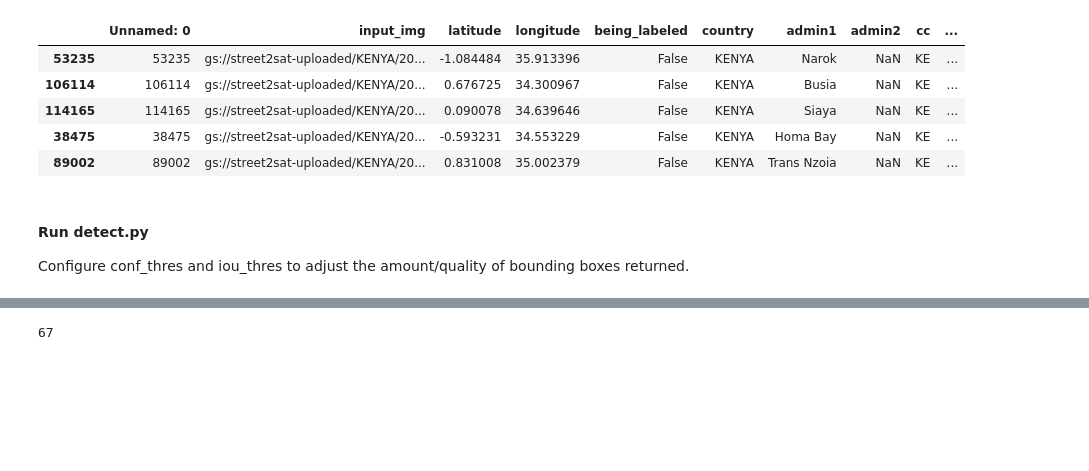
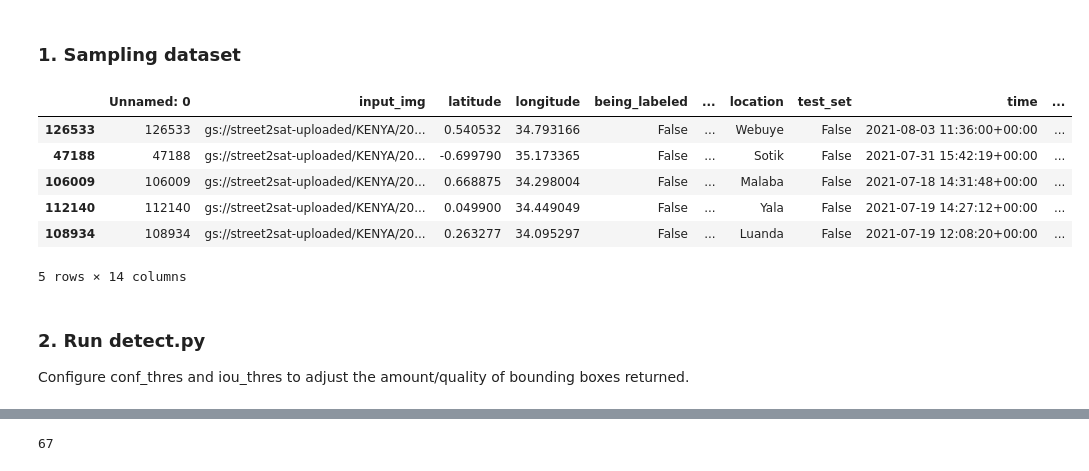
Before and after one commit to nasaharvest/street2sat, a Jupyter notebook: notebooks/1_create_dataset_crop_and_region.ipynb, the cells around one changed output, grey strips where cells are left out. Saved outputs shown, nothing was run; the diff lists cells and outputs as text; code cells hidden in the pictures; blank space fills up the shorter version.

```diff
--- a/notebooks/1_create_dataset_crop_and_region.ipynb
+++ b/notebooks/1_create_dataset_crop_and_region.ipynb
@@ -63,3 +37,11 @@ save_dir = os.path.join(f'crop_{query_for_crop}_region_{query_for_region}') # do
+# %% [markdown]
+### 1. Sampling dataset
+# %%
+##### SET DATASET QUERY PARAMETERS HERE #####
+query_for_crop = 'banana'   # choose from any of the available crops
+country_code = 'KE'         # choose from country code : 'KE', 'UG', 'US'
+images_to_search = 250
+###############################
 # %%
 # read csv
 all_paths = pd.read_csv('gs://street2sat-database-csv/database-info.csv')
@@ -69,15 +51,16 @@ all_paths = all_paths[all_paths['being_labeled'] == False]
 all_paths = all_paths[all_paths['test_set'] == False]
 # %%
 # randomly sample images within country
-potential_images = all_paths[all_paths['cc'] == query_for_region].sample(num_of_images)
+potential_images = all_paths[all_paths['cc'] == country_code].sample(images_to_search)
 potential_images.head()
 # %% [output]
-|  | Unnamed: 0 | input_img | latitude | longitude | being_labeled | country | admin1 | admin2 | cc | ... |
-| 53235 | 53235 | gs://street2sat-uploaded/KENYA/20... | -1.084484 | 35.913396 | False | KENYA | Narok | NaN | KE | ... |
-| 106114 | 106114 | gs://street2sat-uploaded/KENYA/20... | 0.676725 | 34.300967 | False | KENYA | Busia | NaN | KE | ... |
-| 114165 | 114165 | gs://street2sat-uploaded/KENYA/20... | 0.090078 | 34.639646 | False | KENYA | Siaya | NaN | KE | ... |
-| 38475 | 38475 | gs://street2sat-uploaded/KENYA/20... | -0.593231 | 34.553229 | False | KENYA | Homa Bay | NaN | KE | ... |
-| 89002 | 89002 | gs://street2sat-uploaded/KENYA/20... | 0.831008 | 35.002379 | False | KENYA | Trans Nzoia | NaN | KE | ... |
+|  | Unnamed: 0 | input_img | latitude | longitude | being_labeled | ... | location | test_set | time | ... |
+| 126533 | 126533 | gs://street2sat-uploaded/KENYA/20... | 0.540532 | 34.793166 | False | ... | Webuye | False | 2021-08-03 11:36:00+00:00 | ... |
+| 47188 | 47188 | gs://street2sat-uploaded/KENYA/20... | -0.699790 | 35.173365 | False | ... | Sotik | False | 2021-07-31 15:42:19+00:00 | ... |
+| 106009 | 106009 | gs://street2sat-uploaded/KENYA/20... | 0.668875 | 34.298004 | False | ... | Malaba | False | 2021-07-18 14:31:48+00:00 | ... |
+| 112140 | 112140 | gs://street2sat-uploaded/KENYA/20... | 0.049900 | 34.449049 | False | ... | Yala | False | 2021-07-19 14:27:12+00:00 | ... |
+| 108934 | 108934 | gs://street2sat-uploaded/KENYA/20... | 0.263277 | 34.095297 | False | ... | Luanda | False | 2021-07-19 12:08:20+00:00 | ... |
+5 rows × 14 columns
 # %%
 # open connection to google cloud
 client = storage.Client()
@@ -103,7 +83,7 @@ for i,item in potential_images.iterrows():
     blob = gcloud_uploaded_bucket.blob(item['input_img'].replace('gs://street2sat-uploaded/', ''))
     blob.download_to_filename(os.path.join(save_dir, f"{i}.jpg"))
 # %% [markdown]
-#### Run detect.py
+### 2. Run detect.py
 
 Configure conf_thres and iou_thres to adjust the amount/quality of bounding boxes returned.
 # %%
```
Also changed, not shown: parts of 10 cells of this notebook, 3 other files.
